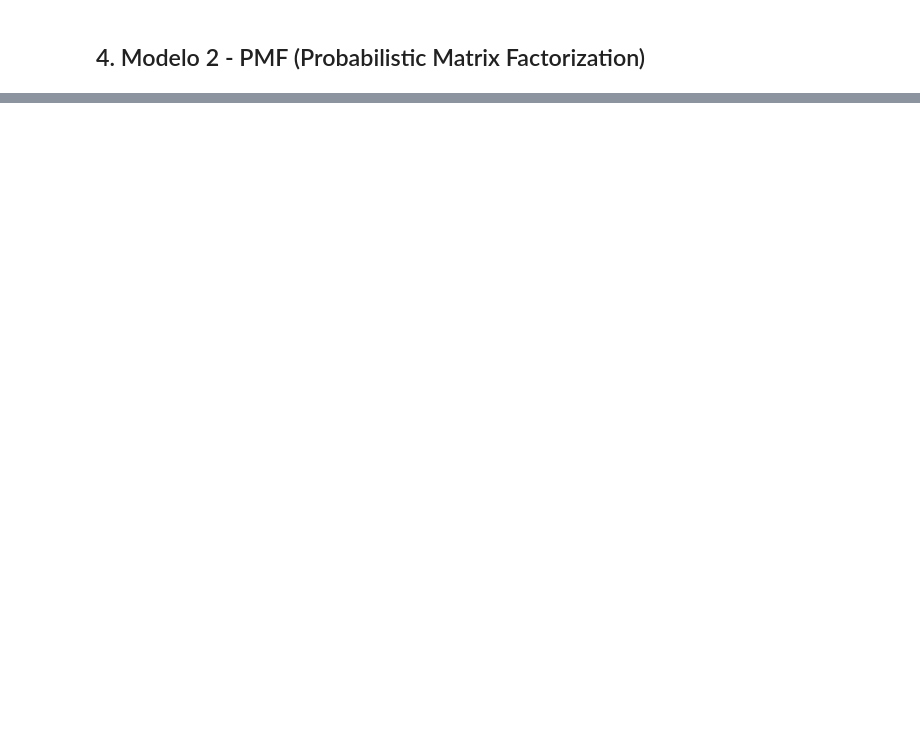
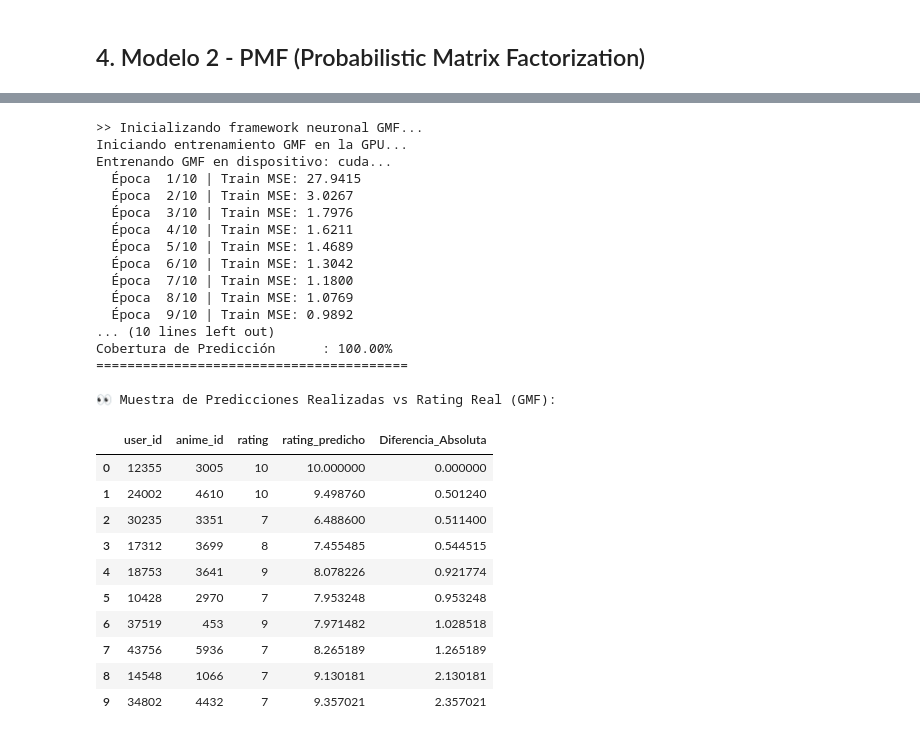
Before and after one commit to aiambo08/anime-recommendation, a Jupyter notebook: main.ipynb, the cells around one changed output, grey strips where cells are left out. Cells and saved outputs as stored; diff of their text form; code cells hidden in the pictures; blank space fills up the shorter version.

```diff
--- a/main.ipynb
+++ b/main.ipynb
@@ -266,0 +306,77 @@ La mejor configuración obtenida fue `n_factors=50`, `lr=0.005`, `reg=0.05`, `ep
+# %%
+from gmf import run_gmf
+import torch
+
+best_gmf_params = pickle.load(open('results/optuna_study_gmf.pkl', 'rb')).best_params
+
+# 1. Ejecutamos el modelo GMF (Aprovechará la GPU automáticamente)
+# Asumiendo los parámetros óptimos encontrados (latent_dim=5, lr=0.001)
+metrics_gmf, gmf_model = run_gmf(
+    df_train,
+    df_test,
+    latent_dim=best_gmf_params['latent_dim'],
+    lr=best_gmf_params['lr'],
+    epochs=10,
+    force_recompute=False
+)
+
+print("="*40)
+print(f"🏆 MÉTRICAS DEL MODELO GMF (Optimizadas) 🏆")
+print("="*40)
+print(f"RMSE (Root Mean Square Error): {metrics_gmf['RMSE']:.4f}")
+print(f"MAE (Mean Absolute Error)    : {metrics_gmf['MAE']:.4f}")
+print(f"Cobertura de Predicción      : {metrics_gmf['Cobertura']:.2f}%")
+print("="*40)
+
+# 2. Muestra de predicciones en usuarios aleatorios (Replicando el formato KNN)
+print("\n👀 Muestra de Predicciones Realizadas vs Rating Real (GMF):")
+
+# Seleccionamos la misma semilla para que salgan los mismos ejemplos que en KNN
+muestra_gmf = df_test.sample(10, random_state=42).copy()
+
+# Preparamos los tensores para inyectarlos a la GPU
+users_t = torch.tensor(muestra_gmf['user_id'].values, dtype=torch.long).to(gmf_model.device)
+items_t = torch.tensor(muestra_gmf['anime_id'].values, dtype=torch.long).to(gmf_model.device)
+
+# Hacemos la inferencia directa
+gmf_model.model.eval()
+with torch.no_grad():
+    preds_gmf = gmf_model.model(users_t, items_t).cpu().numpy()
+
+# Guardamos, acotamos la nota entre 1 y 10, y calculamos el error absoluto
+muestra_gmf['rating_predicho'] = np.clip(preds_gmf, 1, 10)
+muestra_gmf['Diferencia_Absoluta'] = abs(muestra_gmf['rating'] - muestra_gmf['rating_predicho'])
+
+# Mostramos la tabla térmica
+display(muestra_gmf.sort_values(by='Diferencia_Absoluta').reset_index(drop=True).style.background_gradient(subset=['Diferencia_Absoluta'], cmap='Reds'))
+
+# 3 min
+# %% [output]
+>> Inicializando framework neuronal GMF...
+Iniciando entrenamiento GMF en la GPU...
+Entrenando GMF en dispositivo: cuda...
+  Época  1/10 | Train MSE: 27.9415
+  Época  2/10 | Train MSE: 3.0267
+  Época  3/10 | Train MSE: 1.7976
+  Época  4/10 | Train MSE: 1.6211
+  Época  5/10 | Train MSE: 1.4689
+  Época  6/10 | Train MSE: 1.3042
+  Época  7/10 | Train MSE: 1.1800
+  Época  8/10 | Train MSE: 1.0769
+  Época  9/10 | Train MSE: 0.9892
+... (10 lines left out)
+Cobertura de Predicción      : 100.00%
+========================================
+
+👀 Muestra de Predicciones Realizadas vs Rating Real (GMF):
+|  | user_id | anime_id | rating | rating_predicho | Diferencia_Absoluta |
+| 0 | 12355 | 3005 | 10 | 10.000000 | 0.000000 |
+| 1 | 24002 | 4610 | 10 | 9.498760 | 0.501240 |
+| 2 | 30235 | 3351 | 7 | 6.488600 | 0.511400 |
+| 3 | 17312 | 3699 | 8 | 7.455485 | 0.544515 |
+| 4 | 18753 | 3641 | 9 | 8.078226 | 0.921774 |
+| 5 | 10428 | 2970 | 7 | 7.953248 | 0.953248 |
+| 6 | 37519 | 453 | 9 | 7.971482 | 1.028518 |
+| 7 | 43756 | 5936 | 7 | 8.265189 | 1.265189 |
+| 8 | 14548 | 1066 | 7 | 9.130181 | 2.130181 |
+| 9 | 34802 | 4432 | 7 | 9.357021 | 2.357021 |
```
Also changed, not shown: parts of 12 cells of this notebook.
